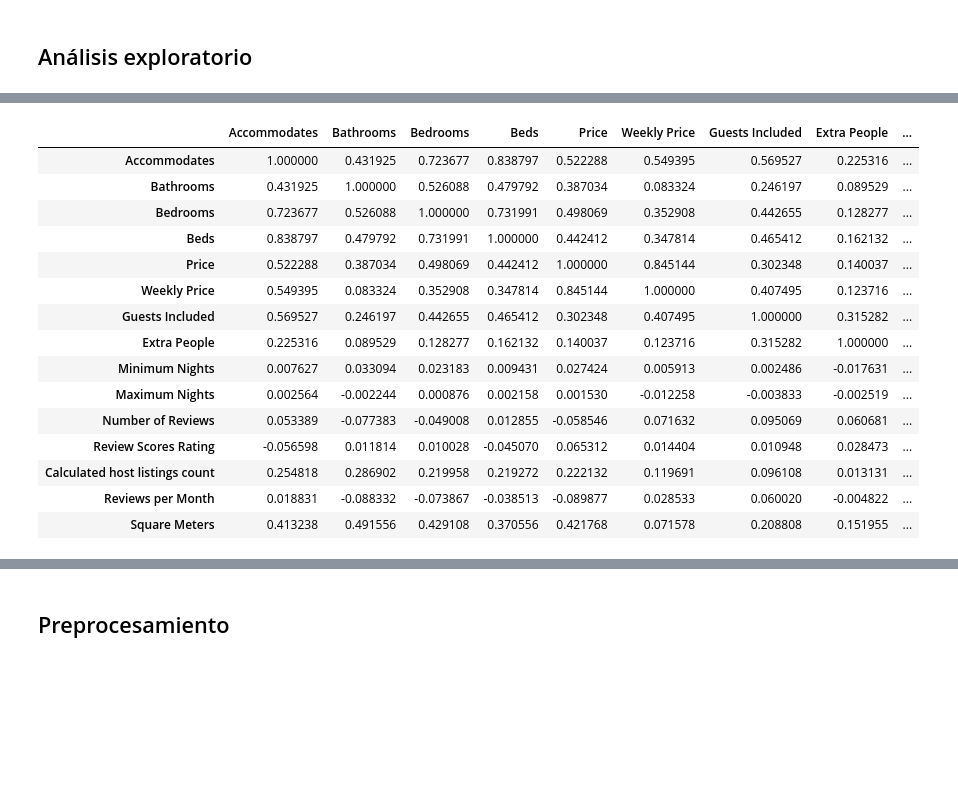
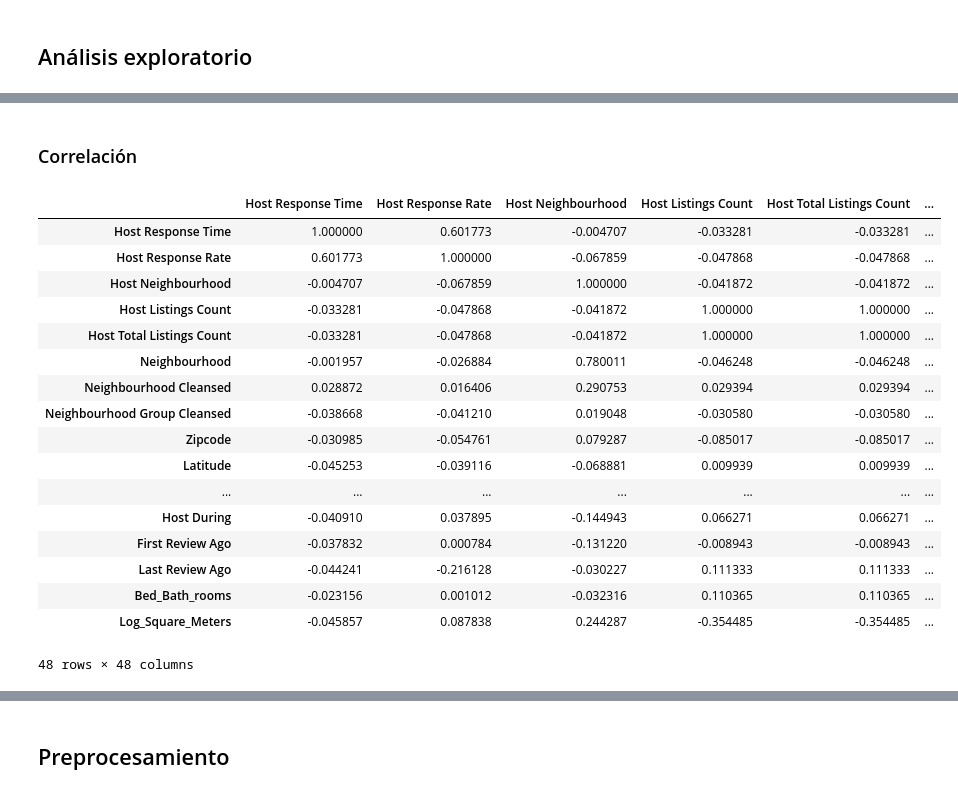
Before and after one commit to MiguelyGallego/Machine-Learning, a Jupyter notebook: practica_ml.ipynb, the cells around one changed output, grey strips where cells are left out. Saved outputs shown, nothing was run; the diff lists cells and outputs as text; code cells hidden in the pictures; blank space fills up the shorter version.

```diff
--- a/practica_ml.ipynb
+++ b/practica_ml.ipynb
@@ -69,4 +65,0 @@ df= df.drop(['ID', 'Listing Url', 'Scrape ID', 'Last Scraped', 'Name', 'Summary'
-# %%
-# Pasamos la columna 'Square Feet' a metros cuadrados
-df['Square Meters'] = df['Square Feet'] * 0.092903
-df = df.drop('Square Feet', axis=1)
@@ -73,4 +118,24 @@ df = df.drop('Square Feet', axis=1)
+# %%
+# Lista de nombres de las variables categóricas a codificar
+categorical_variables = ['Neighbourhood', 'Host Response Time', 'Host Neighbourhood',
+                         'Neighbourhood Cleansed', 'Neighbourhood Group Cleansed','Calendar Updated',
+                         'Features', 'Property Type', 'Room Type', 'Bed Type', 'Cancellation Policy', 'Zipcode']
+
+# Crear una instancia de LabelEncoder para cada variable categórica
+label_encoders = {}
+for variable in categorical_variables:
+    label_encoders[variable] = LabelEncoder()
+
+# Ajustar y transformar los valores de cada columna categórica
+for variable in categorical_variables:
+    encoded_values = label_encoders[variable].fit_transform(df[variable])
+    df[variable] = encoded_values
+# %%
+#Eliminar las filas donde el precio, que sera nuestra variable y sea NaN
+df = df.dropna(subset=['Price'])
 # %%
-# Identificamos la variable objetivo
+# Identificamos la variable objetivo y dovidimos entre train y test
 X = df.drop('Price', axis=1)
 y = df['Price']
+
+X_train, X_test, y_train, y_test = train_test_split(X, y, test_size=0.2, random_state=42, shuffle = True)
@@ -182,21 +307,25 @@ X = X.drop(df[(df['Square Meters'] >= 20) & (df['Square Meters'] <= 250)].index)
+# %% [markdown]
+### Correlación
 # %%
-df.corr()
+X_train.corr()
 # %% [output]
-|  | Accommodates | Bathrooms | Bedrooms | Beds | Price | Weekly Price | Guests Included | Extra People | ... |
-| Accommodates | 1.000000 | 0.431925 | 0.723677 | 0.838797 | 0.522288 | 0.549395 | 0.569527 | 0.225316 | ... |
-| Bathrooms | 0.431925 | 1.000000 | 0.526088 | 0.479792 | 0.387034 | 0.083324 | 0.246197 | 0.089529 | ... |
-| Bedrooms | 0.723677 | 0.526088 | 1.000000 | 0.731991 | 0.498069 | 0.352908 | 0.442655 | 0.128277 | ... |
-| Beds | 0.838797 | 0.479792 | 0.731991 | 1.000000 | 0.442412 | 0.347814 | 0.465412 | 0.162132 | ... |
-| Price | 0.522288 | 0.387034 | 0.498069 | 0.442412 | 1.000000 | 0.845144 | 0.302348 | 0.140037 | ... |
-| Weekly Price | 0.549395 | 0.083324 | 0.352908 | 0.347814 | 0.845144 | 1.000000 | 0.407495 | 0.123716 | ... |
-| Guests Included | 0.569527 | 0.246197 | 0.442655 | 0.465412 | 0.302348 | 0.407495 | 1.000000 | 0.315282 | ... |
-| Extra People | 0.225316 | 0.089529 | 0.128277 | 0.162132 | 0.140037 | 0.123716 | 0.315282 | 1.000000 | ... |
-| Minimum Nights | 0.007627 | 0.033094 | 0.023183 | 0.009431 | 0.027424 | 0.005913 | 0.002486 | -0.017631 | ... |
-| Maximum Nights | 0.002564 | -0.002244 | 0.000876 | 0.002158 | 0.001530 | -0.012258 | -0.003833 | -0.002519 | ... |
-| Number of Reviews | 0.053389 | -0.077383 | -0.049008 | 0.012855 | -0.058546 | 0.071632 | 0.095069 | 0.060681 | ... |
-| Review Scores Rating | -0.056598 | 0.011814 | 0.010028 | -0.045070 | 0.065312 | 0.014404 | 0.010948 | 0.028473 | ... |
-| Calculated host listings count | 0.254818 | 0.286902 | 0.219958 | 0.219272 | 0.222132 | 0.119691 | 0.096108 | 0.013131 | ... |
-| Reviews per Month | 0.018831 | -0.088332 | -0.073867 | -0.038513 | -0.089877 | 0.028533 | 0.060020 | -0.004822 | ... |
-| Square Meters | 0.413238 | 0.491556 | 0.429108 | 0.370556 | 0.421768 | 0.071578 | 0.208808 | 0.151955 | ... |
+|  | Host Response Time | Host Response Rate | Host Neighbourhood | Host Listings Count | Host Total Listings Count | ... |
+| Host Response Time | 1.000000 | 0.601773 | -0.004707 | -0.033281 | -0.033281 | ... |
+| Host Response Rate | 0.601773 | 1.000000 | -0.067859 | -0.047868 | -0.047868 | ... |
+| Host Neighbourhood | -0.004707 | -0.067859 | 1.000000 | -0.041872 | -0.041872 | ... |
+| Host Listings Count | -0.033281 | -0.047868 | -0.041872 | 1.000000 | 1.000000 | ... |
+| Host Total Listings Count | -0.033281 | -0.047868 | -0.041872 | 1.000000 | 1.000000 | ... |
+| Neighbourhood | -0.001957 | -0.026884 | 0.780011 | -0.046248 | -0.046248 | ... |
+| Neighbourhood Cleansed | 0.028872 | 0.016406 | 0.290753 | 0.029394 | 0.029394 | ... |
+| Neighbourhood Group Cleansed | -0.038668 | -0.041210 | 0.019048 | -0.030580 | -0.030580 | ... |
+| Zipcode | -0.030985 | -0.054761 | 0.079287 | -0.085017 | -0.085017 | ... |
+| Latitude | -0.045253 | -0.039116 | -0.068881 | 0.009939 | 0.009939 | ... |
+| ... | ... | ... | ... | ... | ... | ... |
+| Host During | -0.040910 | 0.037895 | -0.144943 | 0.066271 | 0.066271 | ... |
+| First Review Ago | -0.037832 | 0.000784 | -0.131220 | -0.008943 | -0.008943 | ... |
+| Last Review Ago | -0.044241 | -0.216128 | -0.030227 | 0.111333 | 0.111333 | ... |
+| Bed_Bath_rooms | -0.023156 | 0.001012 | -0.032316 | 0.110365 | 0.110365 | ... |
+| Log_Square_Meters | -0.045857 | 0.087838 | 0.244287 | -0.354485 | -0.354485 | ... |
+48 rows × 48 columns
 # %%
 # Compute the correlation matrix
```
Also changed, not shown: parts of 46 cells of this notebook.
